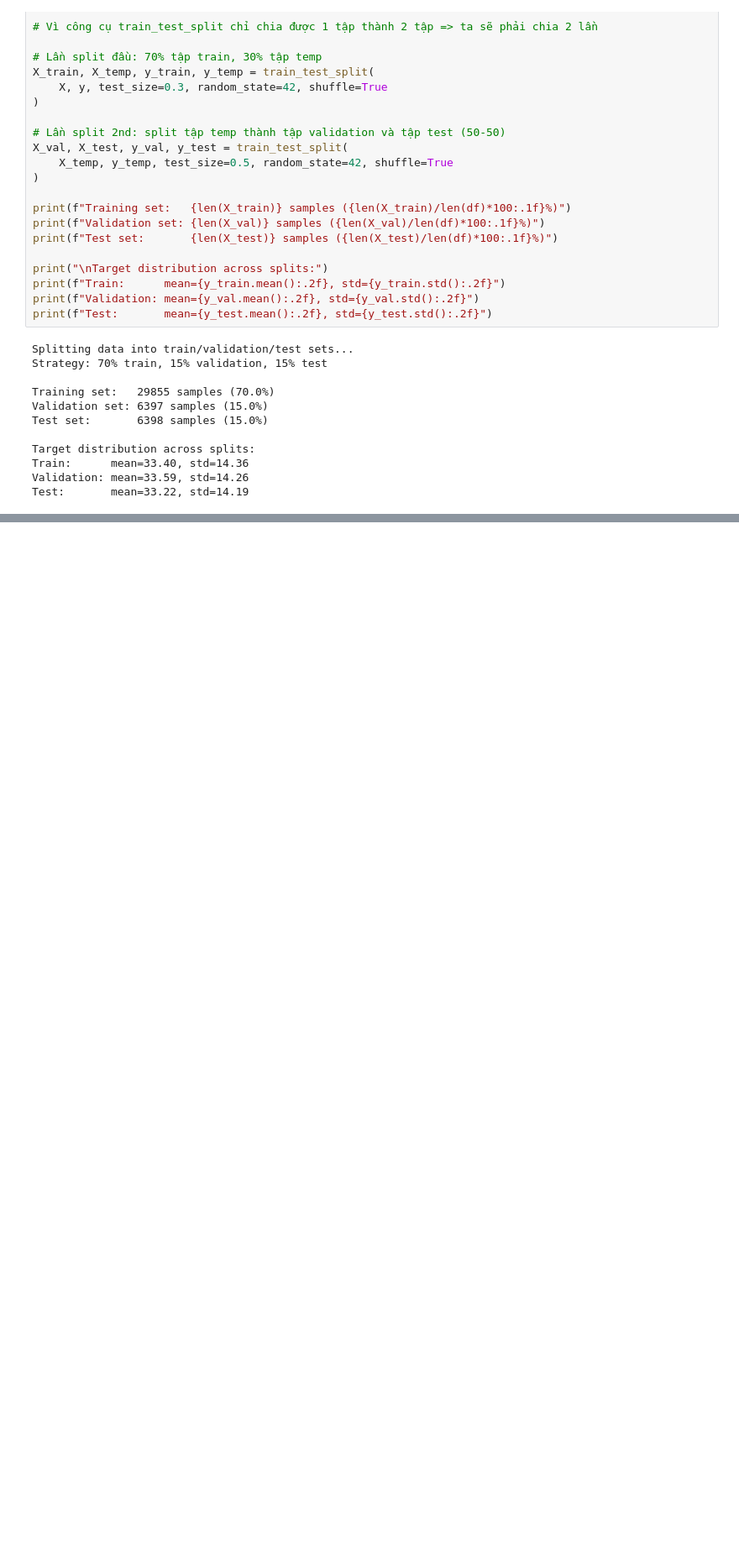
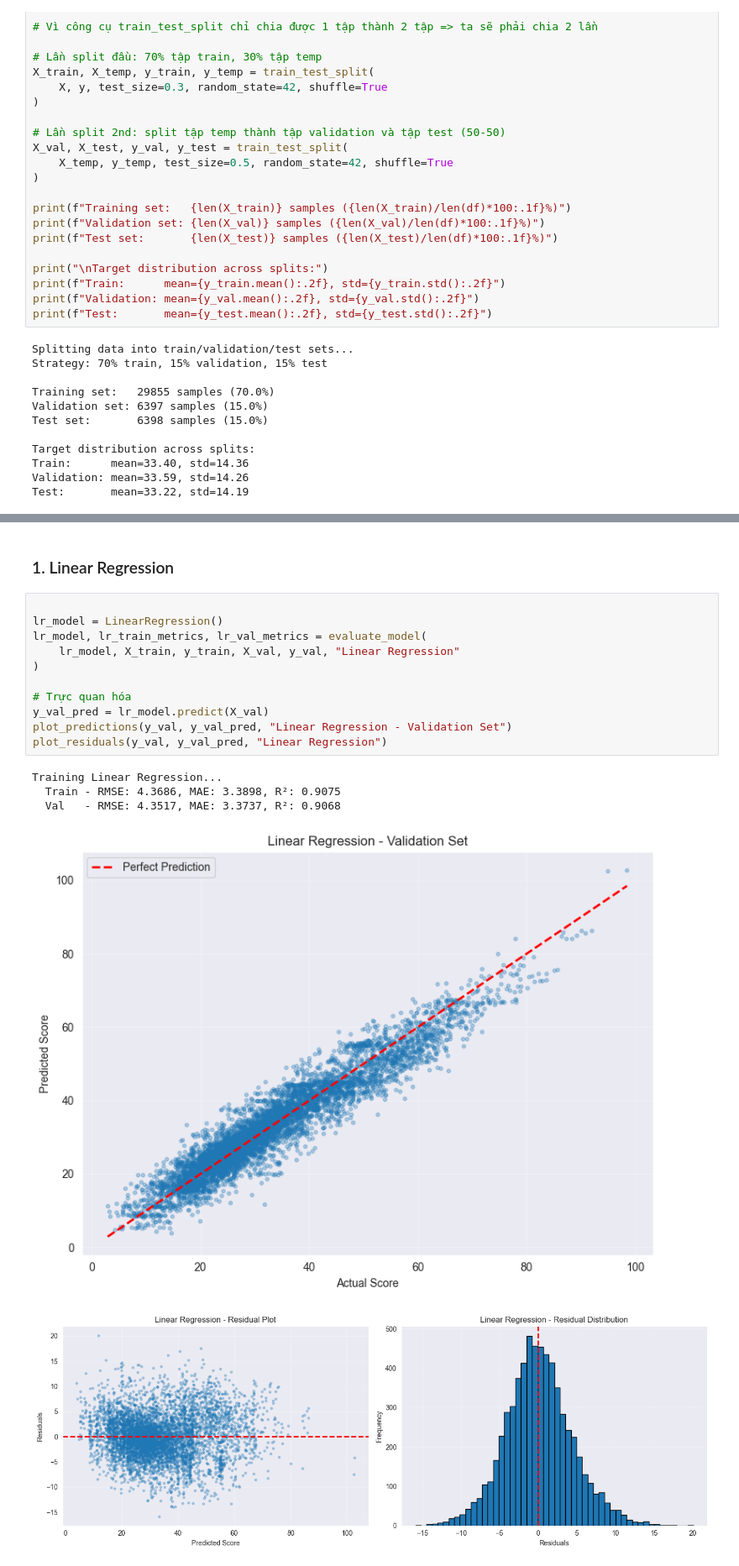
Before and after one commit to NguyenHungCuongg/Smart-Recruit, a Jupyter notebook: ml/notebooks/03_baseline_models.ipynb, the cells around one changed output, grey strips where cells are left out. Shown at 84% size. Drawn from its saved outputs; the diff is of its cells as text; blank space fills up the shorter version.

Commit message:
Train các baseline models

```diff
--- a/ml/notebooks/03_baseline_models.ipynb
+++ b/ml/notebooks/03_baseline_models.ipynb
@@ -103,0 +177,19 @@ Test:       mean=33.22, std=14.19
+# %% [markdown]
+### 1. Linear Regression
+# %%
+
+lr_model = LinearRegression()
+lr_model, lr_train_metrics, lr_val_metrics = evaluate_model(
+    lr_model, X_train, y_train, X_val, y_val, "Linear Regression"
+)
+
+# Trực quan hóa
+y_val_pred = lr_model.predict(X_val)
+plot_predictions(y_val, y_val_pred, "Linear Regression - Validation Set")
+plot_residuals(y_val, y_val_pred, "Linear Regression")
+# %% [output]
+Training Linear Regression...
+  Train - RMSE: 4.3686, MAE: 3.3898, R²: 0.9075
+  Val   - RMSE: 4.3517, MAE: 3.3737, R²: 0.9068
+[figure, added]
+[figure, added]
```
Also changed, not shown: parts of 17 cells of this notebook.
